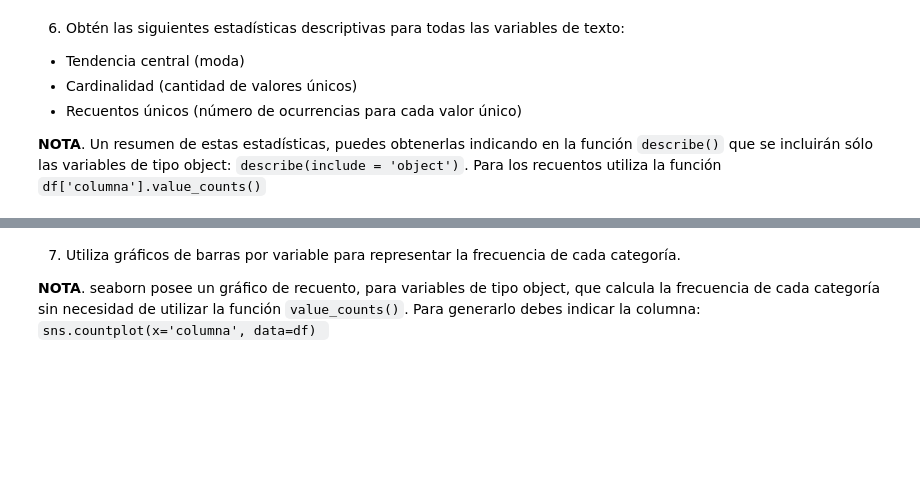
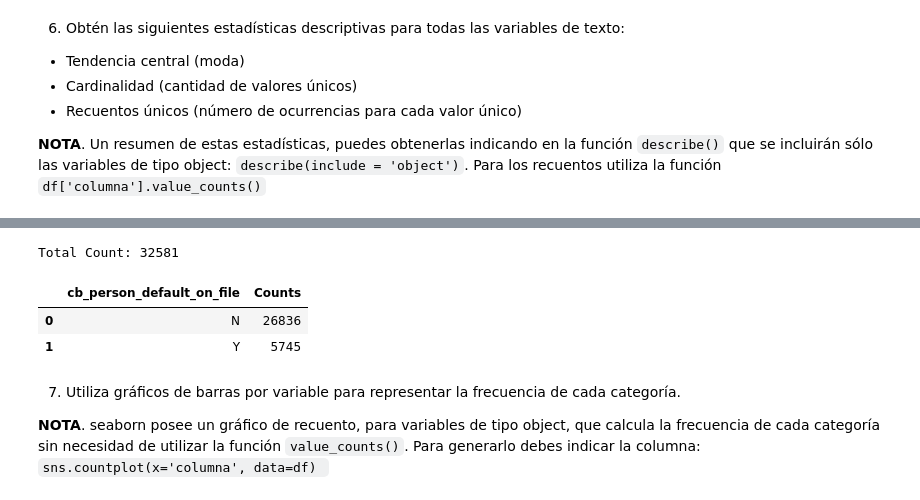
Before and after one commit to GeminiNetSailor/Data-science-and-analytics, a Jupyter notebook: 4.2 Actividad 4. EDA/Actividad4EDA.ipynb, the cells around one changed output, grey strips where cells are left out. Cells and saved outputs as stored; diff of their text form; code cells hidden in the pictures; blank space fills up the shorter version.

```diff
--- a/4.2 Actividad 4. EDA/Actividad4EDA.ipynb
+++ b/4.2 Actividad 4. EDA/Actividad4EDA.ipynb
@@ -283,3 +321,11 @@ df_text_descriptive_stats
+# %%
+print('Total Count:', unique_counts_dfs[columns[3]]['Counts'].sum())
+unique_counts_dfs[columns[3]]
+# %% [output]
+Total Count: 32581
+|  | cb_person_default_on_file | Counts |
+| 0 | N | 26836 |
+| 1 | Y | 5745 |
 # %% [markdown]
 7. Utiliza gráficos de barras por variable para representar la frecuencia de cada categoría.
 
```
Also changed, not shown: parts of 6 cells of this notebook.
